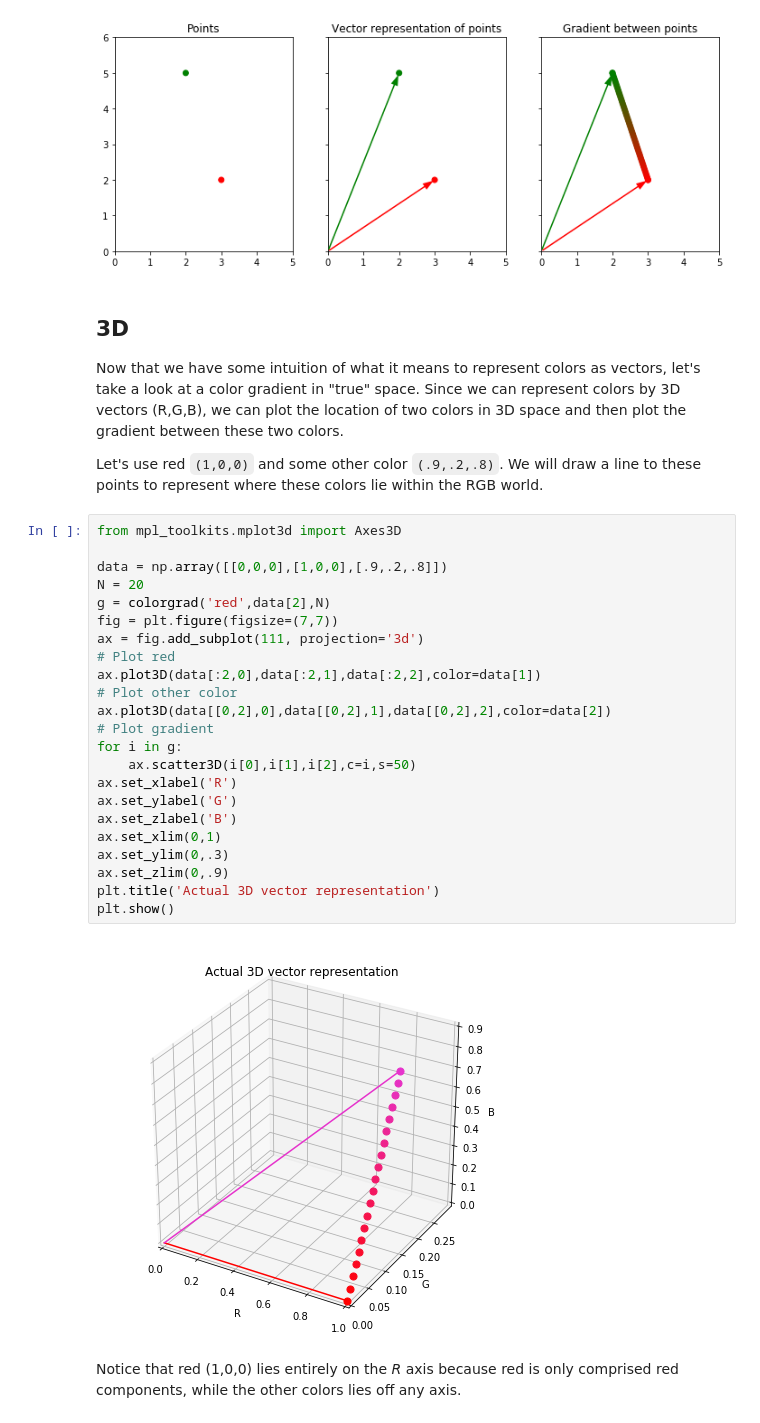
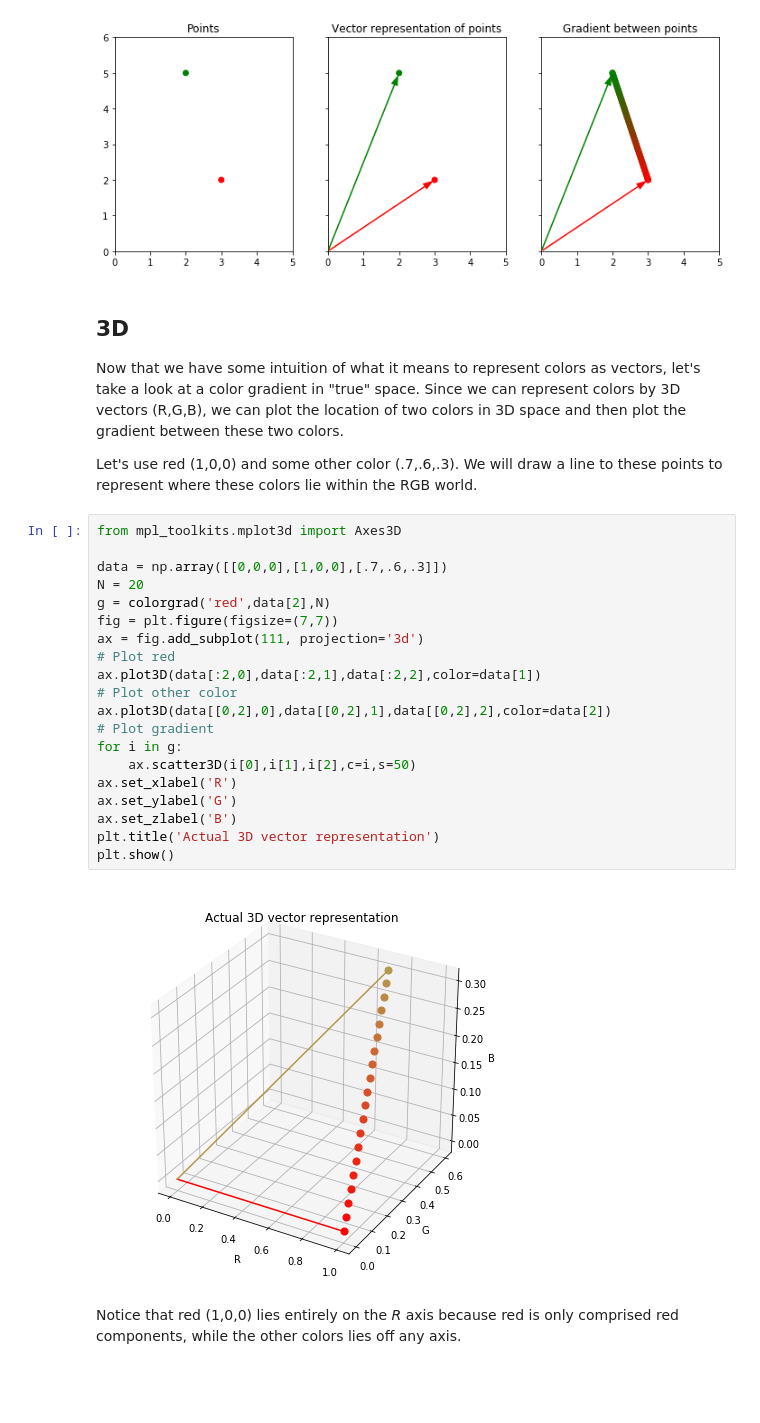
Before and after one commit to michaelsilverstein/Python-Tips-n-tricks, a Jupyter notebook: Color gradient.ipynb, the cells around one changed output. Drawn from its saved outputs; the diff is of its cells as text; blank space fills up the shorter version.

Commit message:
fixed colors

```diff
--- a/Color gradient.ipynb
+++ b/Color gradient.ipynb
@@ -75,31 +74,28 @@ plt.show()
 ## 3D
 Now that we have some intuition of what it means to represent colors as vectors, let's take a look at a color gradient in "true" space. Since we can represent colors by 3D vectors (R,G,B), we can plot the location of two colors in 3D space and then plot the gradient between these two colors.
 
-Let's use red `(1,0,0)` and some other color `(.9,.2,.8)`. We will draw a line to these points to represent where these colors lie within the RGB world.
+Let's use red (1,0,0) and some other color (.7,.6,.3). We will draw a line to these points to represent where these colors lie within the RGB world.
 # %%
 from mpl_toolkits.mplot3d import Axes3D
 
-data = np.array([[0,0,0],[1,0,0],[.9,.2,.8]])
+data = np.array([[0,0,0],[1,0,0],[.7,.6,.3]])
 N = 20
 g = colorgrad('red',data[2],N)
 fig = plt.figure(figsize=(7,7))
 ax = fig.add_subplot(111, projection='3d')
 # Plot red
 ax.plot3D(data[:2,0],data[:2,1],data[:2,2],color=data[1])
 # Plot other color
 ax.plot3D(data[[0,2],0],data[[0,2],1],data[[0,2],2],color=data[2])
 # Plot gradient
 for i in g:
     ax.scatter3D(i[0],i[1],i[2],c=i,s=50)
 ax.set_xlabel('R')
 ax.set_ylabel('G')
 ax.set_zlabel('B')
-ax.set_xlim(0,1)
-ax.set_ylim(0,.3)
-ax.set_zlim(0,.9)
 plt.title('Actual 3D vector representation')
 plt.show()
 # %% [output]
-[figure, old version]
+[figure, new version]
 # %% [markdown]
 Notice that red (1,0,0) lies entirely on the *R* axis because red is only comprised red components, while the other colors lies off any axis.
```
Also changed, not shown: parts of 11 cells of this notebook.
